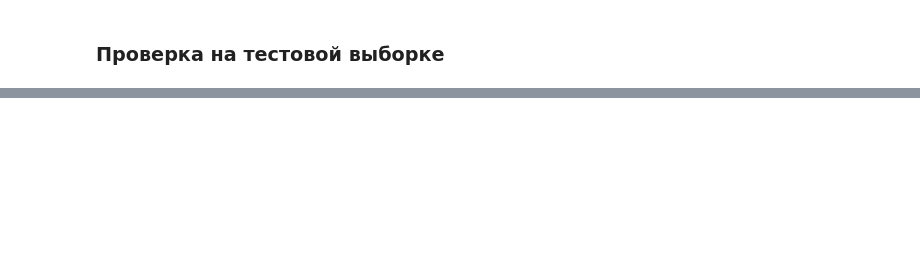
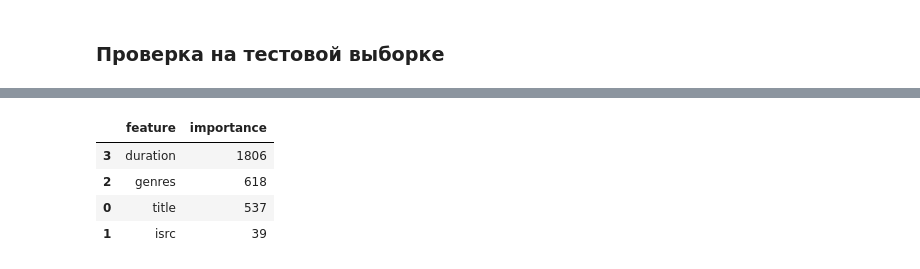
Before and after one commit to Learningsome/hackaton-yandex-music, a Jupyter notebook: nikolai_kashirskii/01-kashirskii-song-scassification-v1.ipynb, the cells around one changed output, grey strips where cells are left out. Drawn from its saved outputs; the diff is of its cells as text; code cells hidden in the pictures; blank space fills up the shorter version.

```diff
--- a/nikolai_kashirskii/01-kashirskii-song-scassification-v1.ipynb
+++ b/nikolai_kashirskii/01-kashirskii-song-scassification-v1.ipynb
@@ -316,21 +366,15 @@ X_test.shape: (14449, 4), y_test.shape: (14449,)
 # %%
 %%time
 
-
+# создаем модель
 lgbm_model = LGBMClassifier(class_weight='balanced', n_jobs=-1, random_state=RANDOM_STATE)
 
-lgbm_model.fit(
-    X_train, y_train,
-    categorical_feature=cat_features,
-    eval_set=(X_val, y_val),
-    eval_metric='roc_auc'
-)
+# Вычисляем метрику ROC AUC и Accuracy с помощью кросс-валидации
+roc_auc_scores = cross_val_score(lgbm_model, X_train, y_train, cv=5, scoring='roc_auc')
+accuracy_scores = cross_val_score(lgbm_model, X_train, y_train, cv=5, scoring='accuracy')
 
-y_pred = lgbm_model.predict(X_val)
-y_pred_proba = lgbm_model.predict_proba(X_val)
-acc_score = accuracy_score(y_val, y_pred)
-roc_score = roc_auc_score(y_val, y_pred_proba[:,1])
-
-print(f'ACCURACY: {acc_score:.2f}')
-print(f' ROC AUC: {roc_score:.2f}')
+# Выводим средние значения метрик
+print('-' * 100)
+print(f"Среднее значение  ROC AUC: {roc_auc_scores.mean():.2f}")
+print(f"Среднее значение ACCURACY: {accuracy_scores.mean():.2f}")
 # %% [output]
@@ -410,0 +433,17 @@ Wall time: 885 ms
+# %%
+# Получим важности признаков
+feature_importance = lgbm_model.feature_importances_
+
+# Создаём DataFrame с названиями признаков и их важностями
+importance_df = pd.DataFrame(
+    {"feature": X_train.columns, "importance": feature_importance}
+)
+
+# Сортируем результаты
+importance_df.sort_values("importance", ascending=False)
+# %% [output]
+|  | feature | importance |
+| 3 | duration | 1806 |
+| 2 | genres | 618 |
+| 0 | title | 537 |
+| 1 | isrc | 39 |
```
Also changed, not shown: parts of 22 cells of this notebook.
